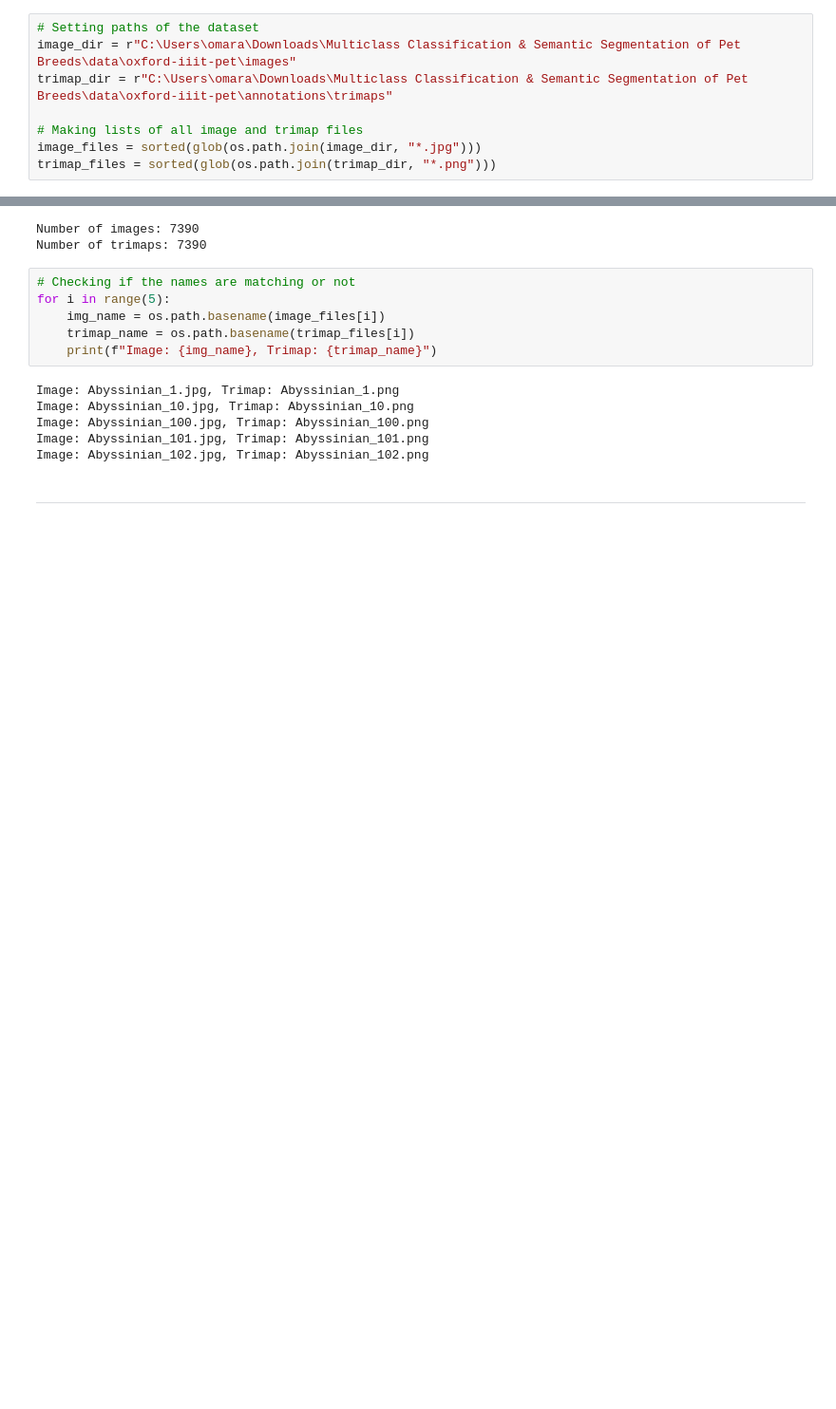
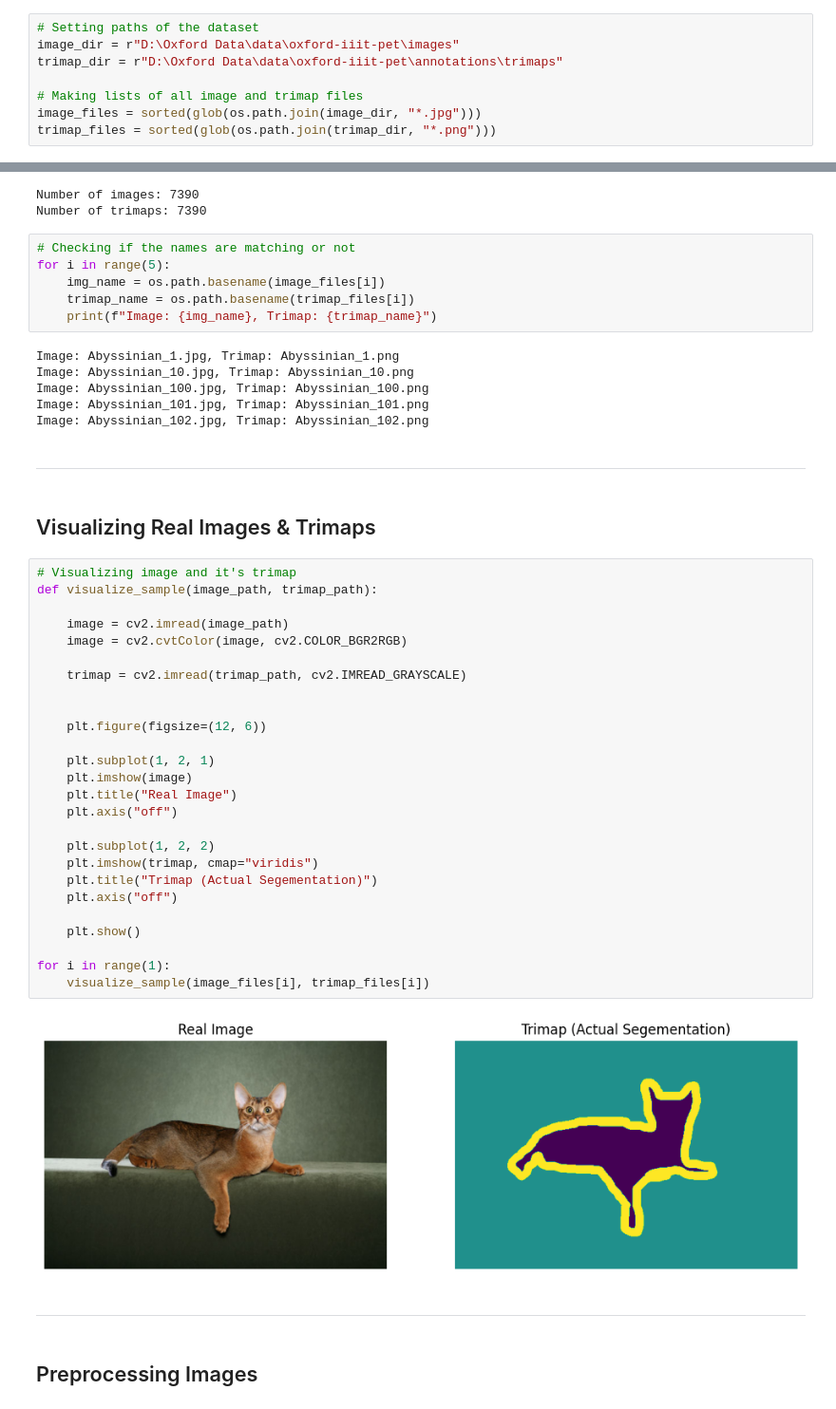
Before and after one commit to OmarAhmedAbdelAziz/Multiclass-Classification-Semantic-Segmentation-of-Pet-Breeds, a Jupyter notebook: notebooks/Segmentation/Segmentation Notebook.ipynb, the cells around one changed output, grey strips where cells are left out. Shown at 95% size. Cells and saved outputs as stored; diff of their text form; blank space fills up the shorter version.

```diff
--- a/notebooks/Segmentation/Segmentation Notebook.ipynb
+++ b/notebooks/Segmentation/Segmentation Notebook.ipynb
@@ -9,8 +18,8 @@ from glob import glob
 ## Importing Data for Understanding
 # %%
 # Setting paths of the dataset
-image_dir = r"C:\Users\omara\Downloads\Multiclass Classification & Semantic Segmentation of Pet Breeds\data\oxford-iiit-pet\images"
-trimap_dir = r"C:\Users\omara\Downloads\Multiclass Classification & Semantic Segmentation of Pet Breeds\data\oxford-iiit-pet\annotations\trimaps"
+image_dir = r"D:\Oxford Data\data\oxford-iiit-pet\images"
+trimap_dir = r"D:\Oxford Data\data\oxford-iiit-pet\annotations\trimaps"
 
 # Making lists of all image and trimap files
 image_files = sorted(glob(os.path.join(image_dir, "*.jpg")))
@@ -35,3 +44,37 @@ Image: Abyssinian_101.jpg, Trimap: Abyssinian_101.png
 Image: Abyssinian_102.jpg, Trimap: Abyssinian_102.png
 # %% [markdown]
 ---
+# %% [markdown]
+## Visualizing Real Images & Trimaps
+# %%
+# Visualizing image and it's trimap
+def visualize_sample(image_path, trimap_path):
+
+    image = cv2.imread(image_path)
+    image = cv2.cvtColor(image, cv2.COLOR_BGR2RGB)
+
+    trimap = cv2.imread(trimap_path, cv2.IMREAD_GRAYSCALE)
+
+
+    plt.figure(figsize=(12, 6))
+
+    plt.subplot(1, 2, 1)
+    plt.imshow(image)
+    plt.title("Real Image")
+    plt.axis("off")
+
+    plt.subplot(1, 2, 2)
+    plt.imshow(trimap, cmap="viridis")
+    plt.title("Trimap (Actual Segementation)")
+    plt.axis("off")
+
+    plt.show()
+
+for i in range(1):
+    visualize_sample(image_files[i], trimap_files[i])
+# %% [output]
+[figure, added]
+# %% [markdown]
+---
+# %% [markdown]
+## Preprocessing Images
```
Also changed, not shown: parts of 10 cells of this notebook.
